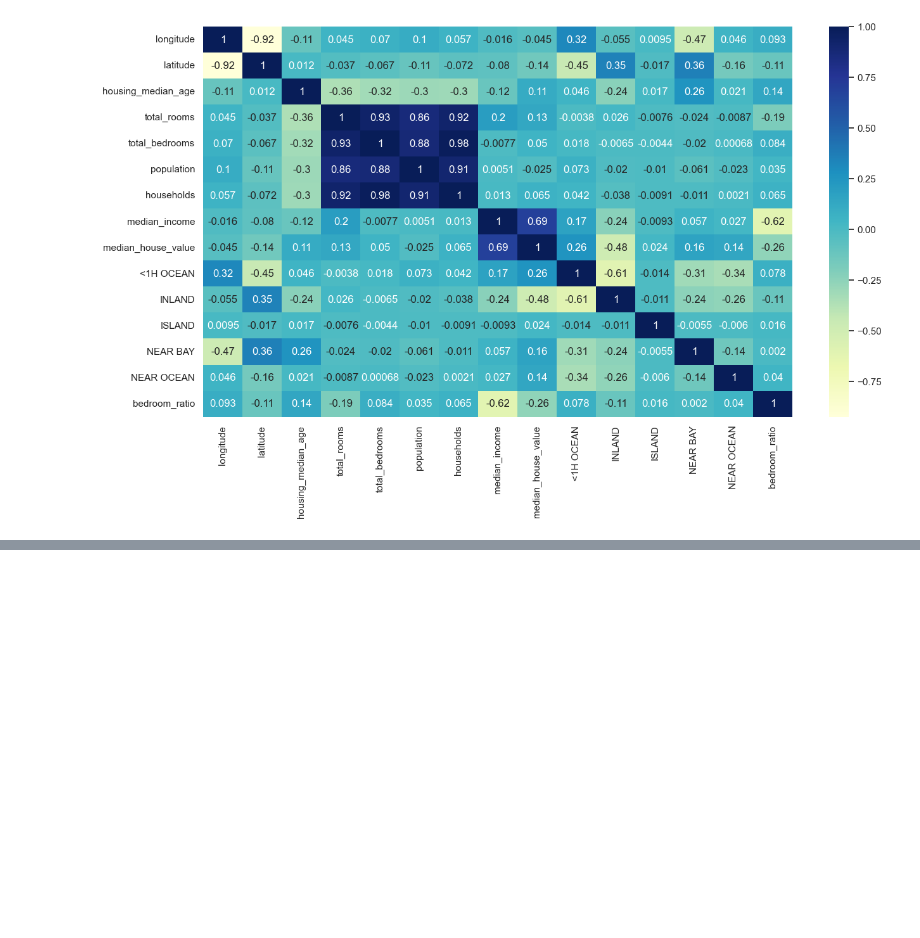
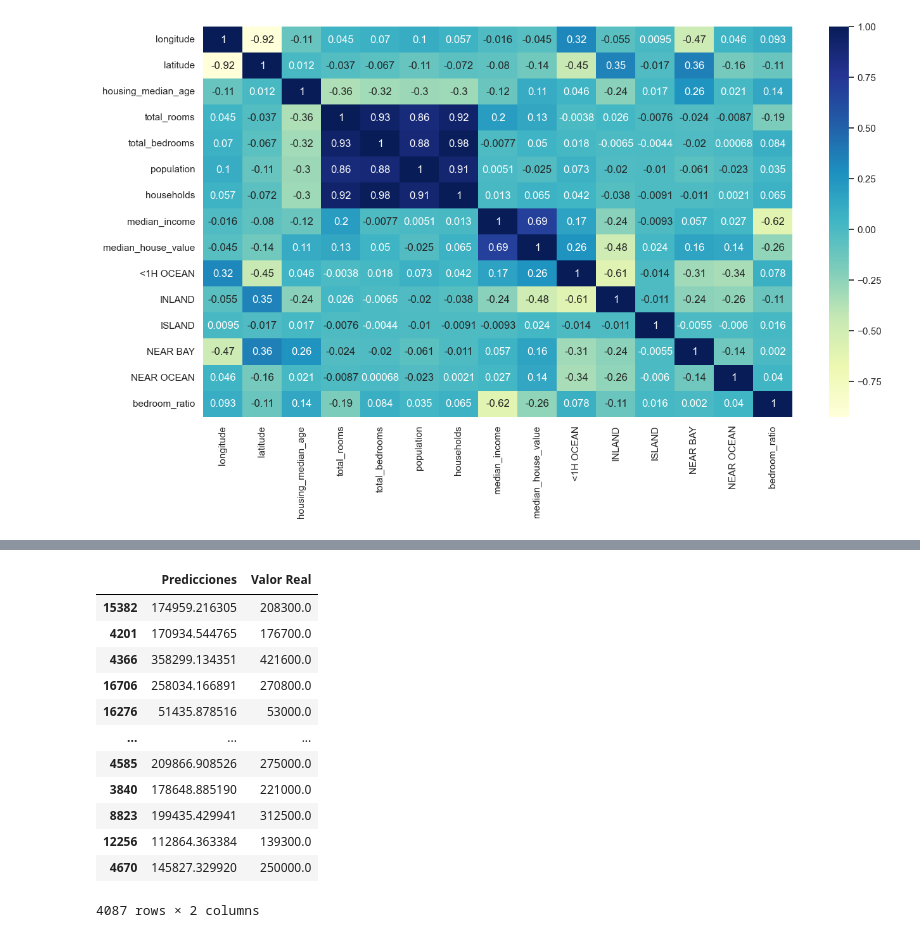
Before and after one commit to many3487/Curso-IA, a Jupyter notebook: sets de datos/ejercicio de regreción lineal.ipynb, the cells around one changed output, grey strips where cells are left out. Saved outputs shown, nothing was run; the diff lists cells and outputs as text; code cells hidden in the pictures; blank space fills up the shorter version.

```diff
--- a/sets de datos/ejercicio de regreción lineal.ipynb
+++ b/sets de datos/ejercicio de regreción lineal.ipynb
@@ -327,0 +365,2 @@ x_ent, x_pru,y_ent, y_pru =  train_test_split(x,y, test_size=.2)
+# %%
+predicciones = modelo.predict(x_pru)
@@ -327,0 +407,18 @@ x_ent, x_pru,y_ent, y_pru =  train_test_split(x,y, test_size=.2)
+# %%
+#agregar el valor real es decir los datos de prueba
+comparativa = {"Predicciones": predicciones, "Valor Real": y_pru}
+pd.DataFrame(comparativa)
+# %% [output]
+|  | Predicciones | Valor Real |
+| 15382 | 174959.216305 | 208300.0 |
+| 4201 | 170934.544765 | 176700.0 |
+| 4366 | 358299.134351 | 421600.0 |
+| 16706 | 258034.166891 | 270800.0 |
+| 16276 | 51435.878516 | 53000.0 |
+| ... | ... | ... |
+| 4585 | 209866.908526 | 275000.0 |
+| 3840 | 178648.885190 | 221000.0 |
+| 8823 | 199435.429941 | 312500.0 |
+| 12256 | 112864.363384 | 139300.0 |
+| 4670 | 145827.329920 | 250000.0 |
+4087 rows × 2 columns
```
Also changed, not shown: parts of 23 cells of this notebook.
